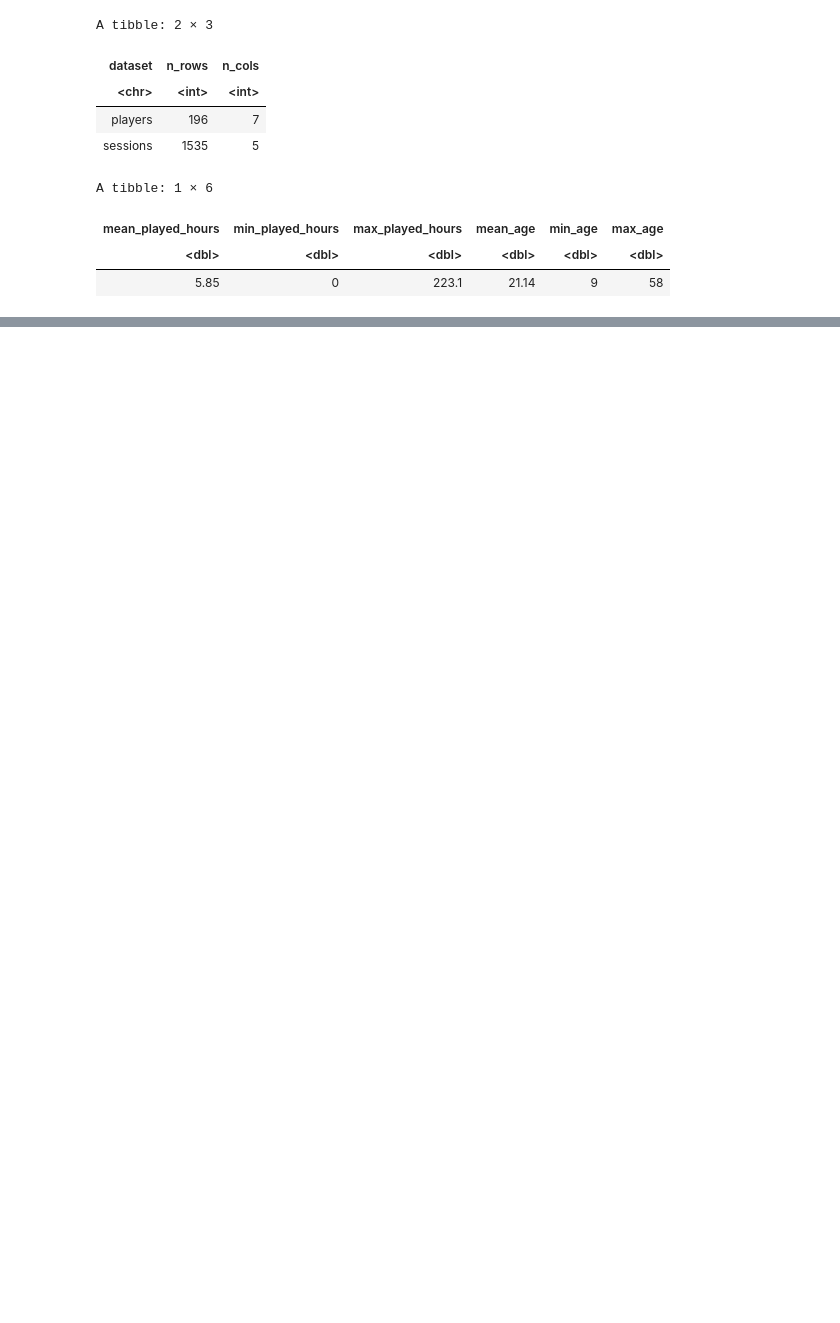
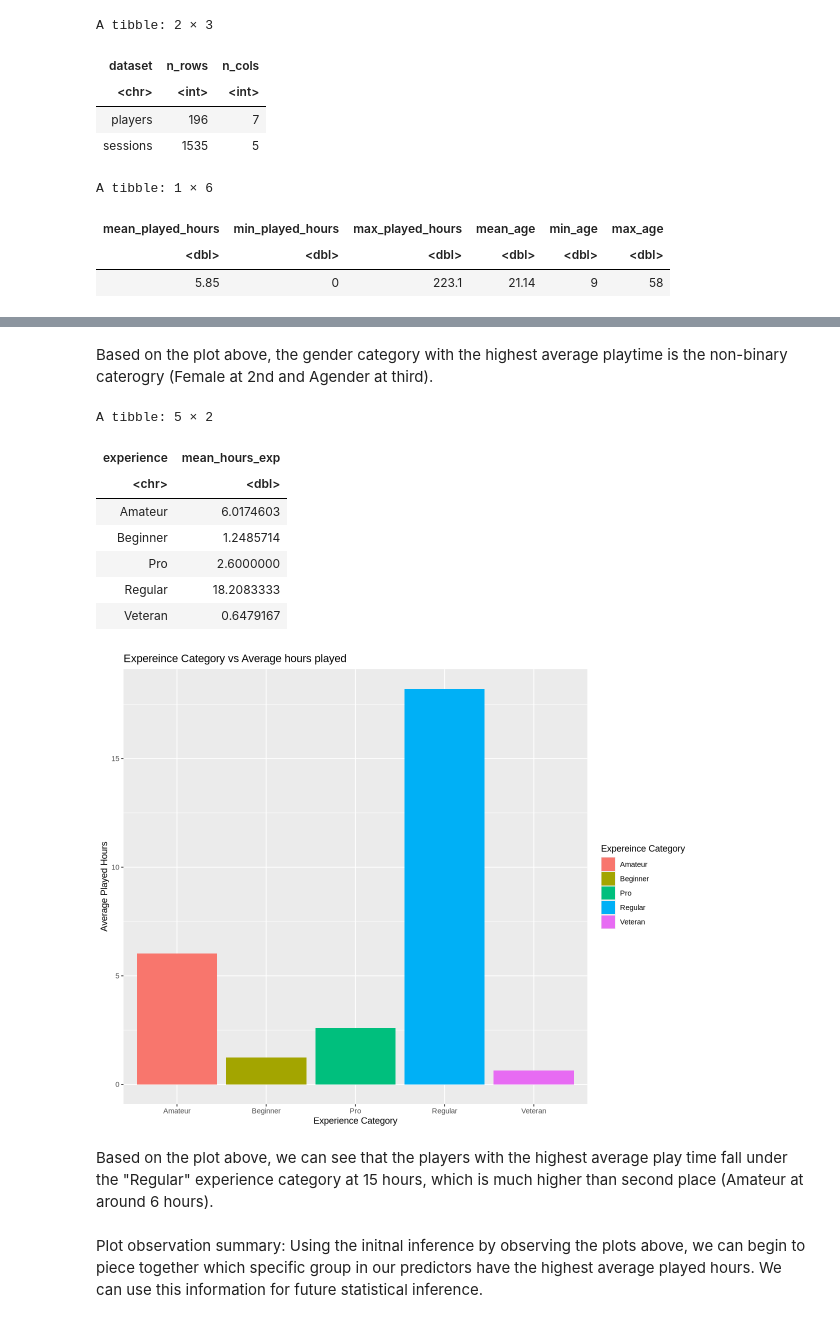
Before and after one commit to ksp1113/dsci-100-indivudal-kp, a Jupyter notebook: ksp-individual-dsci100.ipynb, the cells around one changed output, grey strips where cells are left out. Cells and saved outputs as stored; diff of their text form; code cells hidden in the pictures; blank space fills up the shorter version.

```diff
--- a/ksp-individual-dsci100.ipynb
+++ b/ksp-individual-dsci100.ipynb
@@ -113,0 +142,30 @@ Warning message:
+# %% [markdown]
+Based on the plot above, the gender category with the highest average playtime is the non-binary caterogry (Female at 2nd and Agender at third).
+# %%
+options(repr.plot.width = 10, repr.plot.height = 8)
+
+#Start by grouping the experience and then finding the mean hours played for each expereince category
+players_experience <- players |>
+  group_by(experience) |>
+  summarize(mean_hours_exp = mean(played_hours, na.rm = TRUE))
+players_experience
+
+#Plotting the data out on a easy to view bar plot
+experience_plot <- ggplot(players_experience, aes(x=experience, y= mean_hours_exp, fill = experience)) +
+               geom_bar(stat= "identity")+
+               labs(x= "Experience Category", y = "Average Played Hours", fill = "Expereince Category", title = "Expereince Category vs Average hours played")
+experience_plot
+# %% [output]
+A tibble: 5 × 2
+| experience | mean_hours_exp |
+| <chr> | <dbl> |
+| Amateur | 6.0174603 |
+| Beginner | 1.2485714 |
+| Pro | 2.6000000 |
+| Regular | 18.2083333 |
+| Veteran | 0.6479167 |
+[figure, added]
+# %% [markdown]
+Based on the plot above, we can see that the players with the highest average play time fall under the "Regular" experience category at 15 hours, which is much higher than second place (Amateur at around 6 hours).
+# %% [markdown]
+Plot observation summary: Using the initnal inference by observing the plots above, we can begin to piece together which specific group in our predictors have the highest average played hours. We can use this information for future statistical inference.
```
Also changed, not shown: parts of 6 cells of this notebook.
